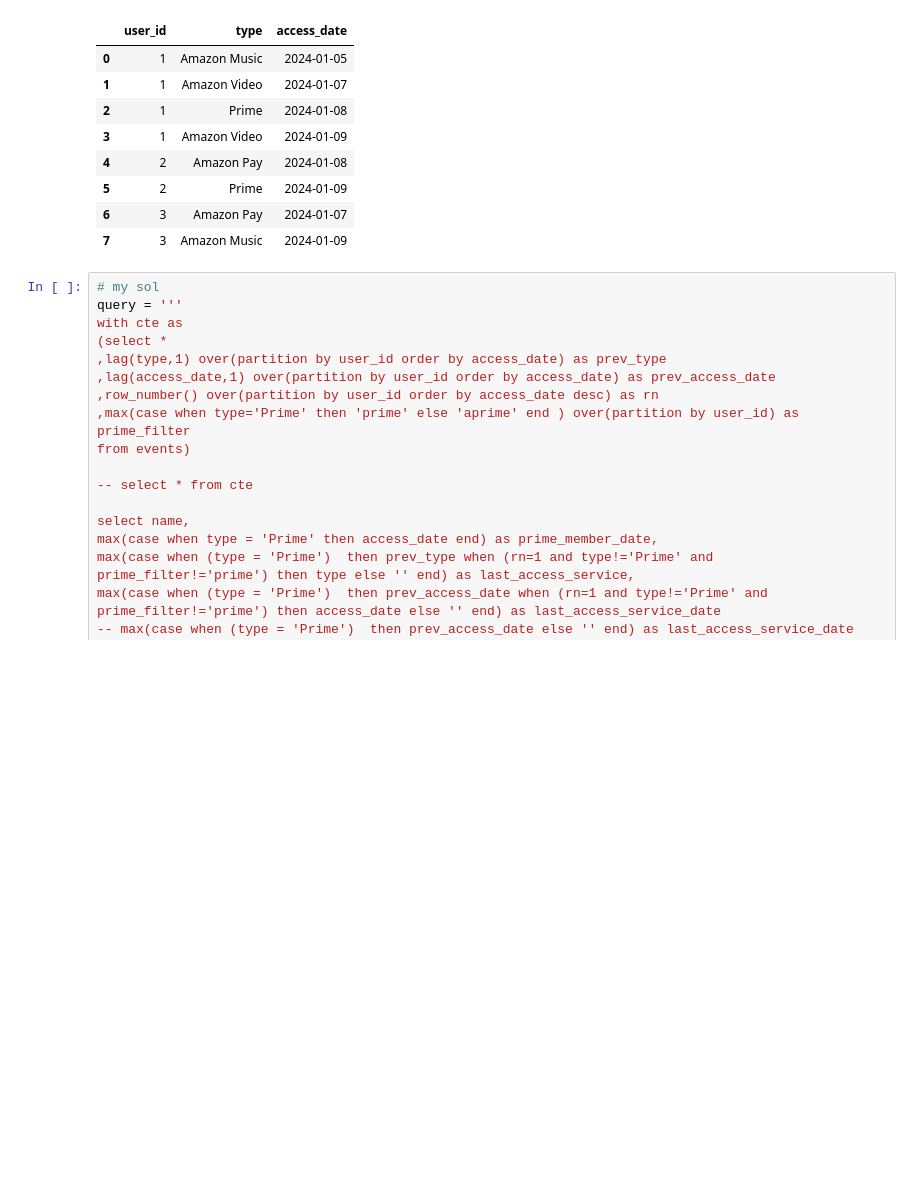
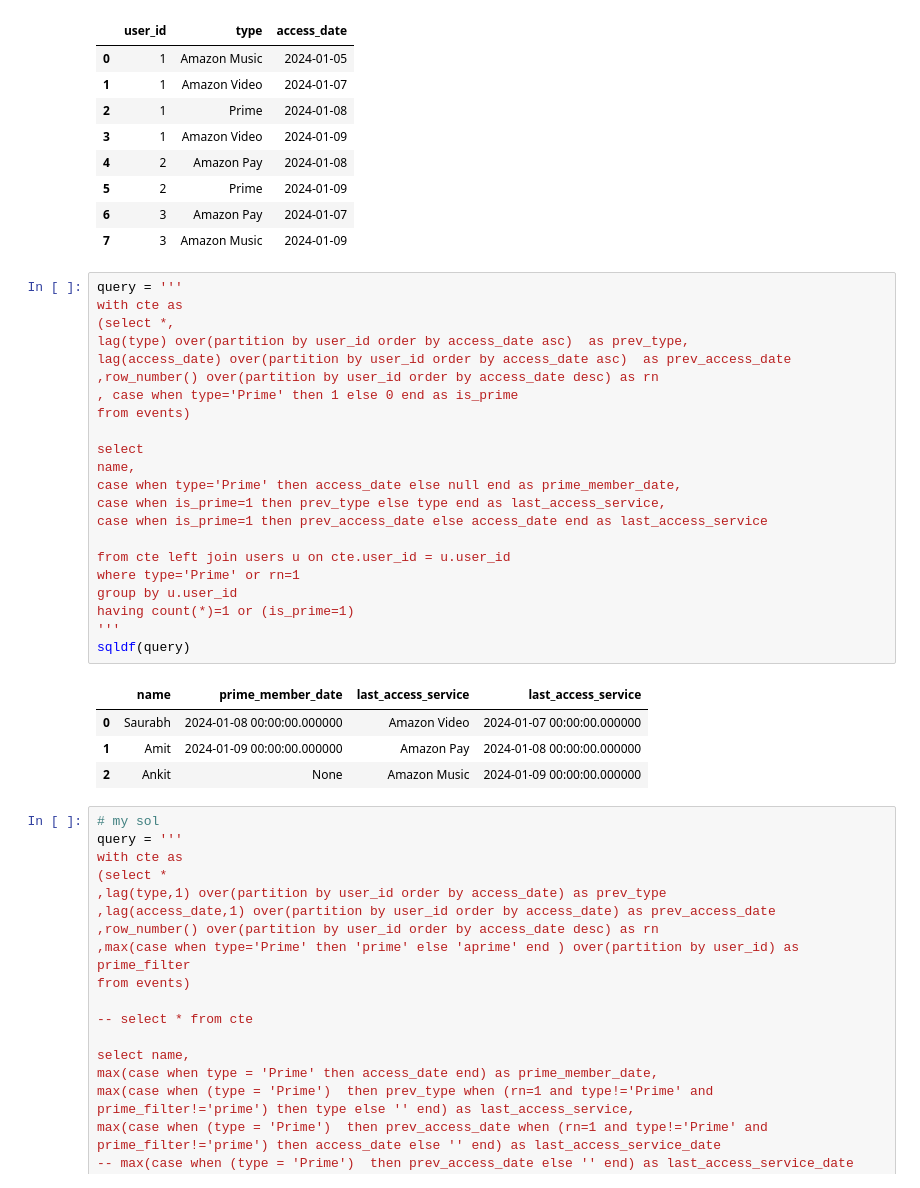
Before and after one commit to smor20/data_analysis, a Jupyter notebook: sql_on_pandas.ipynb, the cells around one changed output. Drawn from its saved outputs; the diff is of its cells as text; blank space fills up the shorter version.

```diff
--- a/sql_on_pandas.ipynb
+++ b/sql_on_pandas.ipynb
@@ -4537,6 +4537,33 @@ Events DataFrame:
 | 5 | 2 | Prime | 2024-01-09 |
 | 6 | 3 | Amazon Pay | 2024-01-07 |
 | 7 | 3 | Amazon Music | 2024-01-09 |
+# %%
+query = '''
+with cte as
+(select *,
+lag(type) over(partition by user_id order by access_date asc)  as prev_type,
+lag(access_date) over(partition by user_id order by access_date asc)  as prev_access_date
+,row_number() over(partition by user_id order by access_date desc) as rn
+, case when type='Prime' then 1 else 0 end as is_prime
+from events)
+
+select
+name,
+case when type='Prime' then access_date else null end as prime_member_date,
+case when is_prime=1 then prev_type else type end as last_access_service,
+case when is_prime=1 then prev_access_date else access_date end as last_access_service
+
+from cte left join users u on cte.user_id = u.user_id
+where type='Prime' or rn=1
+group by u.user_id
+having count(*)=1 or (is_prime=1)
+'''
+sqldf(query)
+# %% [output]
+|  | name | prime_member_date | last_access_service | last_access_service |
+| 0 | Saurabh | 2024-01-08 00:00:00.000000 | Amazon Video | 2024-01-07 00:00:00.000000 |
+| 1 | Amit | 2024-01-09 00:00:00.000000 | Amazon Pay | 2024-01-08 00:00:00.000000 |
+| 2 | Ankit | None | Amazon Music | 2024-01-09 00:00:00.000000 |
 # %%
 # my sol
 query = '''
```
